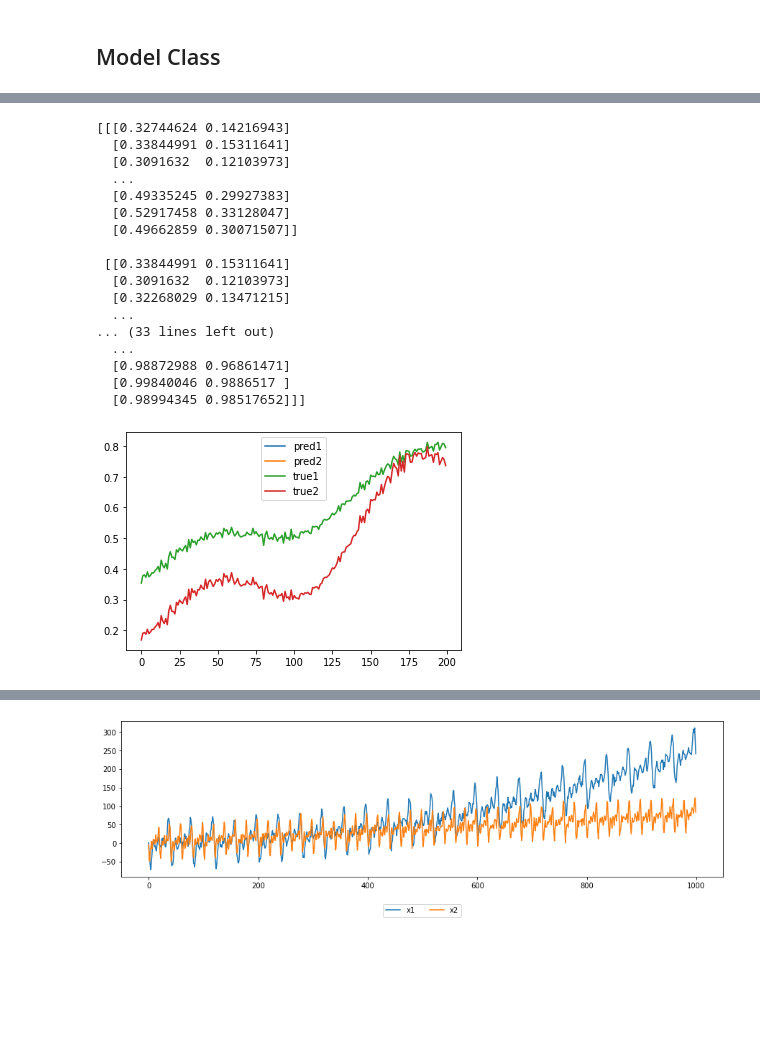
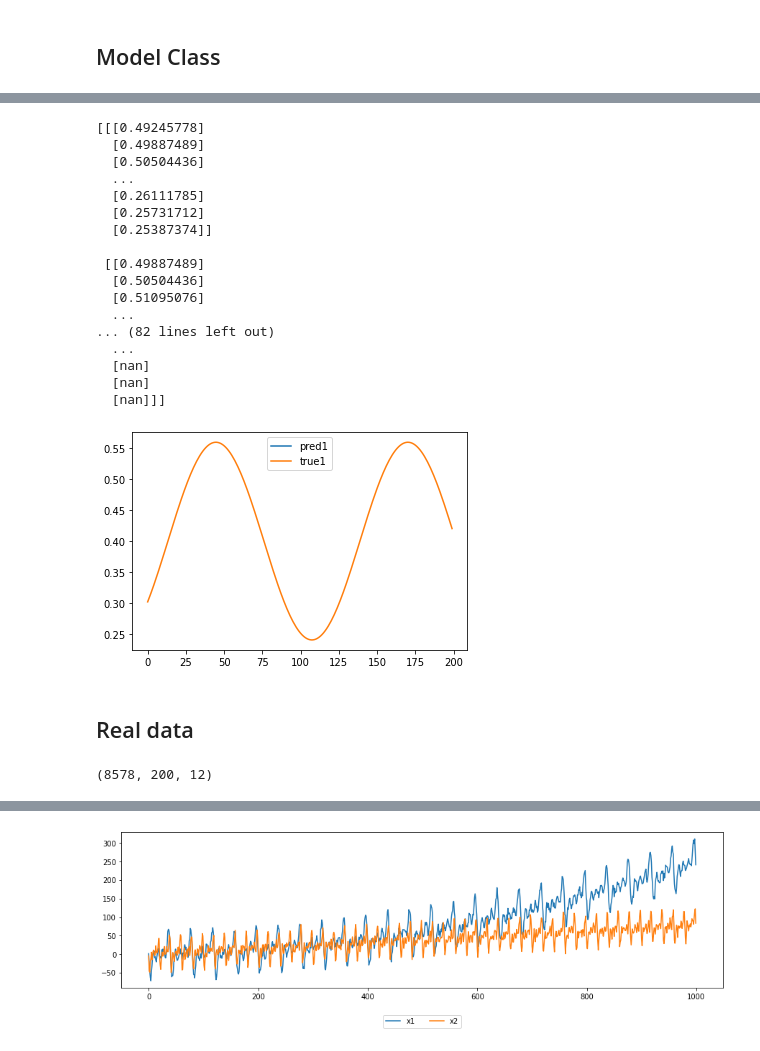
Before and after one commit to StefB4/Head2Eye, a Jupyter notebook: Seq2Seq.ipynb, the cells around one changed output, grey strips where cells are left out. Cells and saved outputs as stored; diff of their text form; code cells hidden in the pictures; blank space fills up the shorter version.

```diff
--- a/Seq2Seq.ipynb
+++ b/Seq2Seq.ipynb
@@ -180,15 +156,15 @@ average = measurement1.average_data(filtered_data)
 # %% [markdown]
 ## Surrogate data to test architecture
 # %%
-surrogate_samples = 1000
+surrogate_samples = 10000
 t = np.linspace(0, 50, surrogate_samples)
 
 # inputs, outputs
 x1 = np.exp(0.1 * t) + np.random.normal(0, 2, surrogate_samples)
-x2 = 10 * np.sin( t) + t
+x2 = 10 * np.sin(t) + t
 x3 = x1 + x2
 x4 = x1 * x2 / 100
-x5 = np.sin( t) * 0.8
+x5 = np.sin(t) * 0.8
 
 
 plt.figure(figsize=(15, 4))
@@ -323,7 +247,7 @@ ZeroDivisionError: division by zero
 class LSTMSeq2Seq_1(Model):
 
     def __init__(self, n_hidden, input_shape, output_shape):
-        super(LSTMSeq2Seq, self).__init__()
+        super(LSTMSeq2Seq_1, self).__init__()
 
 
         model_input = Input(shape = input_shape)
@@ -390,5 +314,5 @@ class LSTMSeq2Seq(Model):
 
         pass
 # %%
-LSTM_model = LSTMSeq2Seq(100,(train_set_source.shape[1], train_set_source.shape[2]),(train_set_target.shape[1], train_set_target.shape[2]))
+LSTM_model = LSTMSeq2Seq_1(100,(train_set_source.shape[1], train_set_source.shape[2]),(train_set_target.shape[1], train_set_target.shape[2]))
 # %% [output]
@@ -415,9 +336,9 @@ ________________________________________________________________________________
 # %%
 LSTM_model.model.compile(optimizer='rmsprop', loss='categorical_crossentropy')
-LSTM_model.model.fit([encoder_input_data, decoder_input_data], decoder_target_data,
-          batch_size=batch_size,
-          epochs=epochs,
-          validation_split=0.2)
+#LSTM_model.model.fit([encoder_input_data, decoder_input_data], decoder_target_data,
+#          batch_size=batch_size,
+#          epochs=epochs,
+#          validation_split=0.2)
 # %%
 history = None
 epc = 20
@@ -451,30 +385,31 @@ test_pred = LSTM_model.model.predict(test_set_source)
 test_true = test_set_target
 # %%
 print(test_true)
+print(test_pred)
 # %% [output]
-[[[0.32744624 0.14216943]
-  [0.33844991 0.15311641]
-  [0.3091632  0.12103973]
+[[[0.49245778]
+  [0.49887489]
+  [0.50504436]
   ...
-  [0.49335245 0.29927383]
-  [0.52917458 0.33128047]
-  [0.49662859 0.30071507]]
+  [0.26111785]
+  [0.25731712]
+  [0.25387374]]
 
- [[0.33844991 0.15311641]
-  [0.3091632  0.12103973]
-  [0.32268029 0.13471215]
+ [[0.49887489]
+  [0.50504436]
+  [0.51095076]
   ...
-... (33 lines left out)
+... (82 lines left out)
   ...
-  [0.98872988 0.96861471]
-  [0.99840046 0.9886517 ]
-  [0.98994345 0.98517652]]]
+  [nan]
+  [nan]
+  [nan]]]
 # %%
 plt.plot(test_pred[100,:,0], label="pred1")
-plt.plot(test_pred[100,:,1], label="pred2")
+#plt.plot(test_pred[100,:,1], label="pred2")
 plt.plot(test_true[100,:,0], label="true1")
-plt.plot(test_true[100,:,1], label="true2")
+#plt.plot(test_true[100,:,1], label="true2")
 plt.legend(loc="upper center")
 plt.show()
 # %% [output]
-[figure, old version]
+[figure, new version]
@@ -480,0 +418,2 @@ plt.show()
+# %% [markdown]
+## Real data
@@ -480,0 +433,4 @@ plt.show()
+# %%
+np.shape(truncated)
+# %% [output]
+(8578, 200, 12)
```
Also changed, not shown: parts of 22 cells of this notebook, 5 other files.
